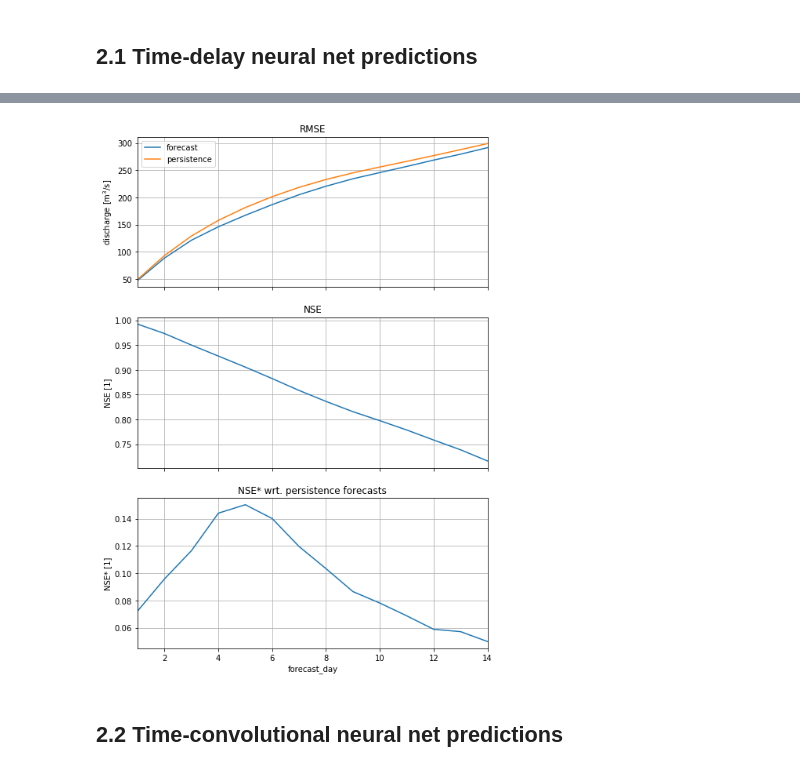
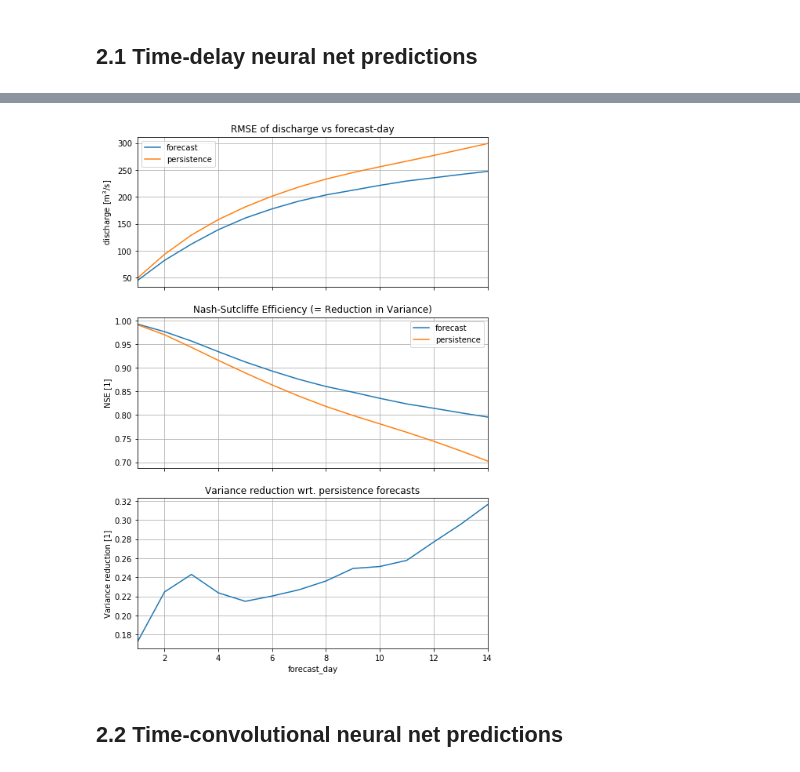
Before and after one commit to ECMWFCode4Earth/ml_flood, a Jupyter notebook: notebooks/3_model_tests/3.08_model_evaluation.ipynb, the cells around one changed output, grey strips where cells are left out. Drawn from its saved outputs; the diff is of its cells as text; code cells hidden in the pictures.

Commit message:
NSE for persistence

```diff
--- a/notebooks/3_model_tests/3.08_model_evaluation.ipynb
+++ b/notebooks/3_model_tests/3.08_model_evaluation.ipynb
@@ -126,10 +83,10 @@ def open_prediction(path):
 
 model_dir = '../../models/'
 # %%
-model_name = 'tdnn-catchment_mean-differences2'
+model_name = model_dir+'tdnn-catchment_mean-differences-nosnow/'
 # %%
-validation = open_prediction(model_dir+model_name+'/validation.nc')
-test = open_prediction(model_dir+model_name+'/test.nc')
+validation = open_prediction(model_name+'/validation.nc')
+test = open_prediction(model_name+'/test.nc')
 # %%
 test_time = slice('1994', '1995')
 
@@ -170,20 +145,23 @@ Name: ME, dtype: float64
 # %%
 fig, ax = plt.subplots(3,1, sharex=True, figsize=(8,12))
 d.RMSE.plot(ax=ax[0], label='forecast')
-d.RMSE_persistence.plot(ax=ax[0], label='persistence')
+d.RMSE_persistence.plot(ax=ax[0], label='persistence',
+                        title='RMSE of discharge vs forecast-day')
 ax[0].set_ylabel('discharge [m$^3$/s]')
-ax[0].set_title('RMSE')
 ax[0].legend()
 
-d.NSE.plot(ax=ax[1], title='NSE')
+d.NSE.plot(ax=ax[1], label='forecast',
+           title='Nash-Sutcliffe Efficiency (= Reduction in Variance)')
+d.NSE_persistence.plot(ax=ax[1], label='persistence')
 ax[1].set_ylabel('NSE [1]')
+ax[1].legend()
 
-d.NSE_diff.plot(ax=ax[2], title="NSE* wrt. persistence forecasts")
-ax[2].set_ylabel('NSE* [1]')
+d.VR_persistence.plot(ax=ax[2], title="Variance reduction wrt. persistence forecasts")
+ax[2].set_ylabel('Variance reduction [1]')
 
 for axis in ax:
     axis.grid()
 # %% [output]
-[figure, old version]
+[figure, new version]
 # %% [markdown]
 ## 2.2 Time-convolutional neural net predictions
```
Also changed, not shown: parts of 7 cells of this notebook, 1 other file.
